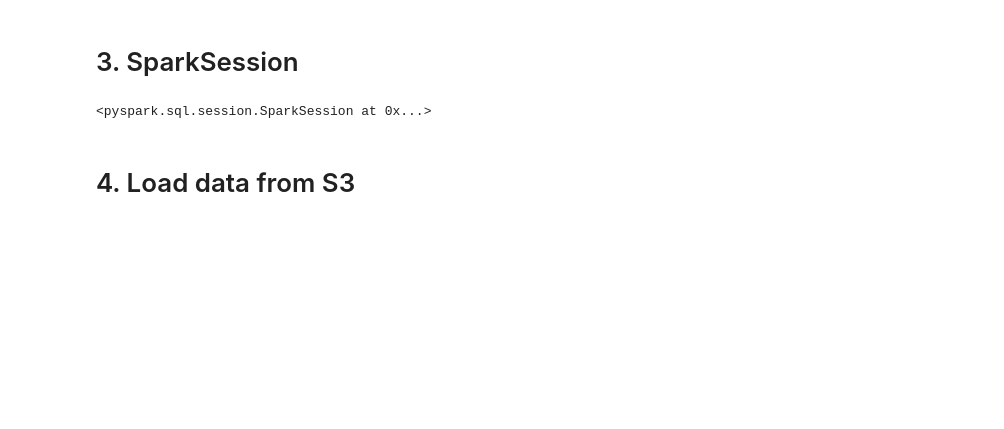
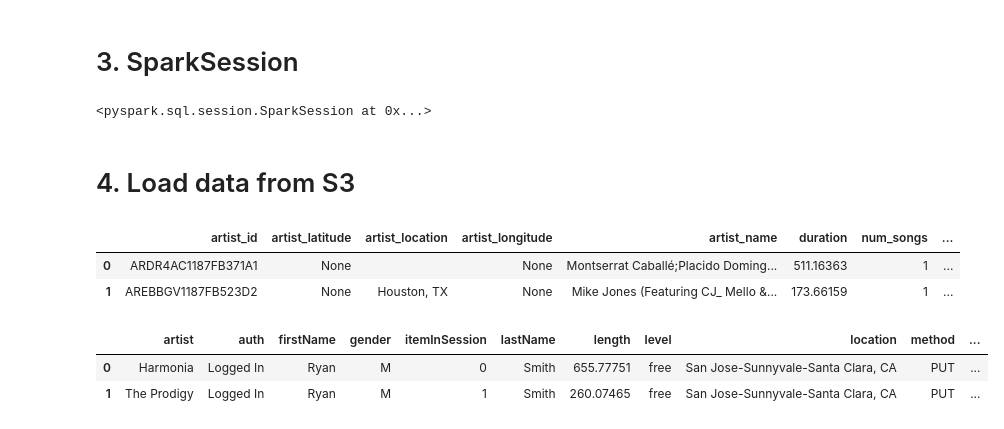
Before and after one commit to aadithpm/udacity-dend-4-data-lake, a Jupyter notebook: sparkify-test.ipynb, the cells around one changed output. Drawn from its saved outputs; the diff is of its cells as text; code cells hidden in the pictures; blank space fills up the shorter version.

```diff
--- a/sparkify-test.ipynb
+++ b/sparkify-test.ipynb
@@ -15,3 +19,10 @@ config.read_file(open('dl.cfg'))
 
 os.environ['AWS_ACCESS_KEY_ID'] = config['AWS']['AWS_ACCESS_KEY_ID']
 os.environ['AWS_SECRET_ACCESS_KEY'] = config['AWS']['AWS_SECRET_ACCESS_KEY']
+
+song_data_path = config['S3']['SONG_DATA']
+log_data_path = config['S3']['LOG_DATA']
+song_output_path = config['S3']['SONG_OUTPUT_PATH']
+
+print(f'{song_data_path}, {log_data_path}')
+print(f'{song_output_path}')
@@ -28,0 +56,14 @@ spark
+# %%
+song_data.limit(2).toPandas()
+# %% [output]
+|  | artist_id | artist_latitude | artist_location | artist_longitude | artist_name | duration | num_songs | ... |
+| 0 | ARDR4AC1187FB371A1 | None |  | None | Montserrat Caballé;Placido Doming... | 511.16363 | 1 | ... |
+| 1 | AREBBGV1187FB523D2 | None | Houston, TX | None | Mike Jones (Featuring CJ_ Mello &... | 173.66159 | 1 | ... |
+# %%
+log_data = spark.read.json(log_data_path)
+# %%
+log_data.limit(2).toPandas()
+# %% [output]
+|  | artist | auth | firstName | gender | itemInSession | lastName | length | level | location | method | ... |
+| 0 | Harmonia | Logged In | Ryan | M | 0 | Smith | 655.77751 | free | San Jose-Sunnyvale-Santa Clara, CA | PUT | ... |
+| 1 | The Prodigy | Logged In | Ryan | M | 1 | Smith | 260.07465 | free | San Jose-Sunnyvale-Santa Clara, CA | PUT | ... |
```
Also changed, not shown: parts of 34 cells of this notebook.
